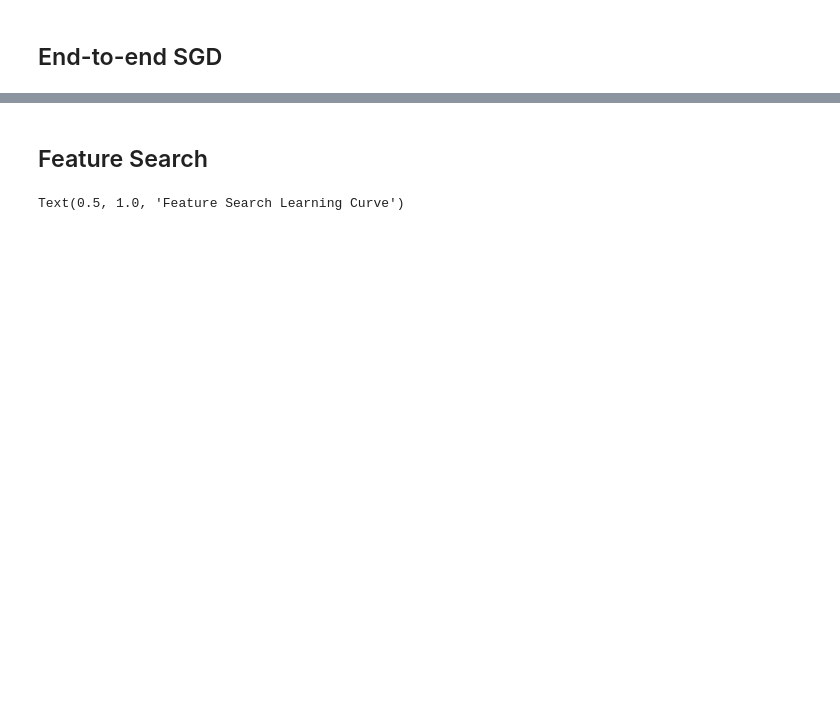
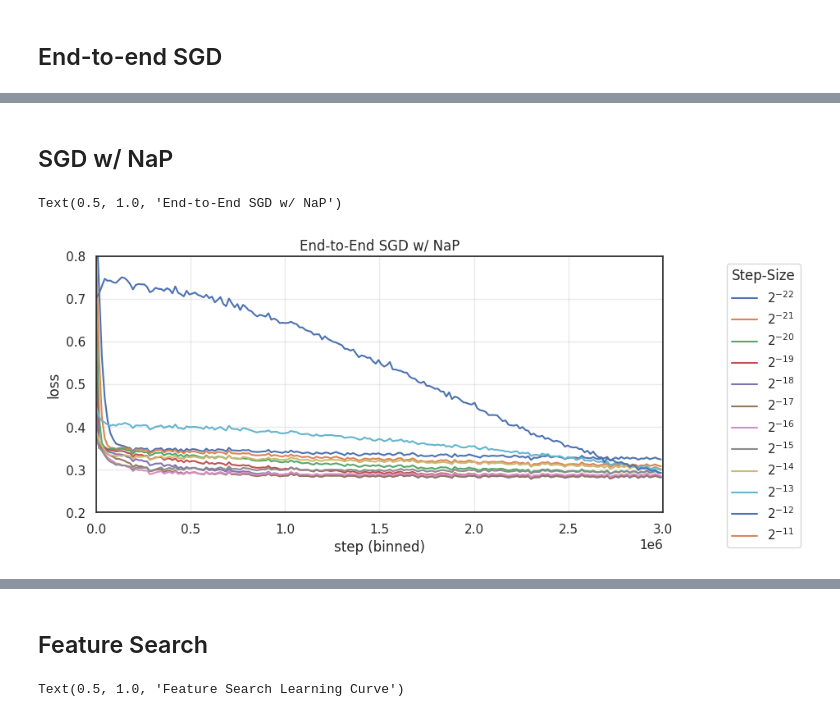
Before and after one commit to ejmejm/phd_research, a Jupyter notebook: phd/feature_search/analysis/paper_part_1_v1/sgd_baselines.ipynb, the cells around one changed output, grey strips where cells are left out. Drawn from its saved outputs; the diff is of its cells as text; code cells hidden in the pictures; blank space fills up the shorter version.

```diff
--- a/phd/feature_search/analysis/paper_part_1_v1/sgd_baselines.ipynb
+++ b/phd/feature_search/analysis/paper_part_1_v1/sgd_baselines.ipynb
@@ -247,0 +261,17 @@ Text(0.5, 1.0, 'End-to-End SGD')
+# %% [markdown]
+## SGD w/ NaP
+# %%
+plot_learning_curves(
+    run_df = run_dfs['sgd_and_nap'],
+    config_df = config_dfs['sgd_and_nap'],
+    n_bins = 200,
+    figsize = (8, 4),
+    hue_col = 'optimizer|learning_rate',
+    pow_2_legend = True,
+    legend_title = 'Step-Size',
+)
+plt.ylim(0.2, 0.8)
+plt.title('End-to-End SGD w/ NaP')
+# %% [output]
+Text(0.5, 1.0, 'End-to-End SGD w/ NaP')
+[figure, added]
```
Also changed, not shown: parts of 10 cells of this notebook.
